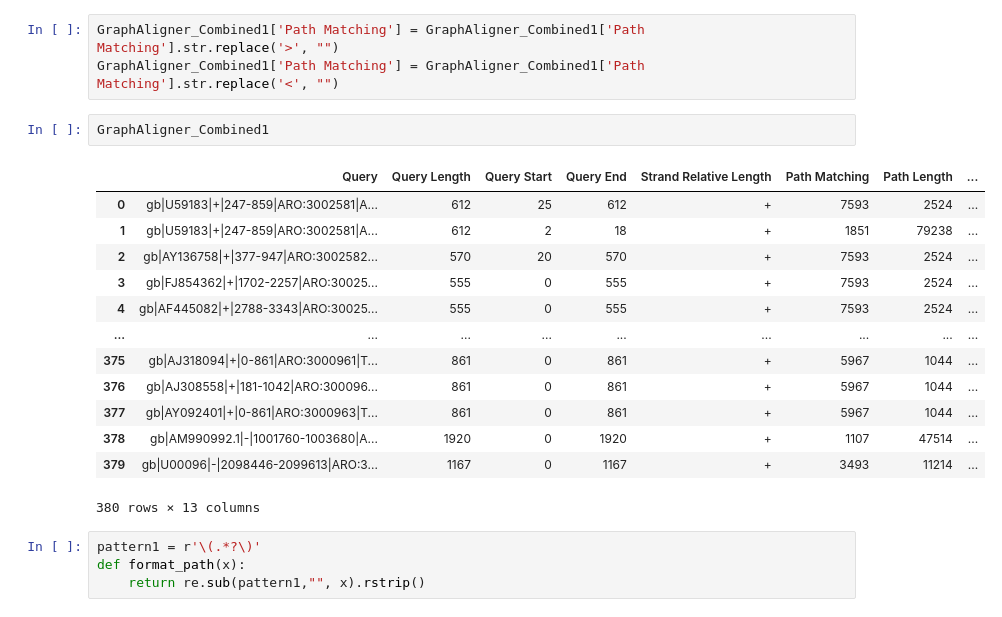
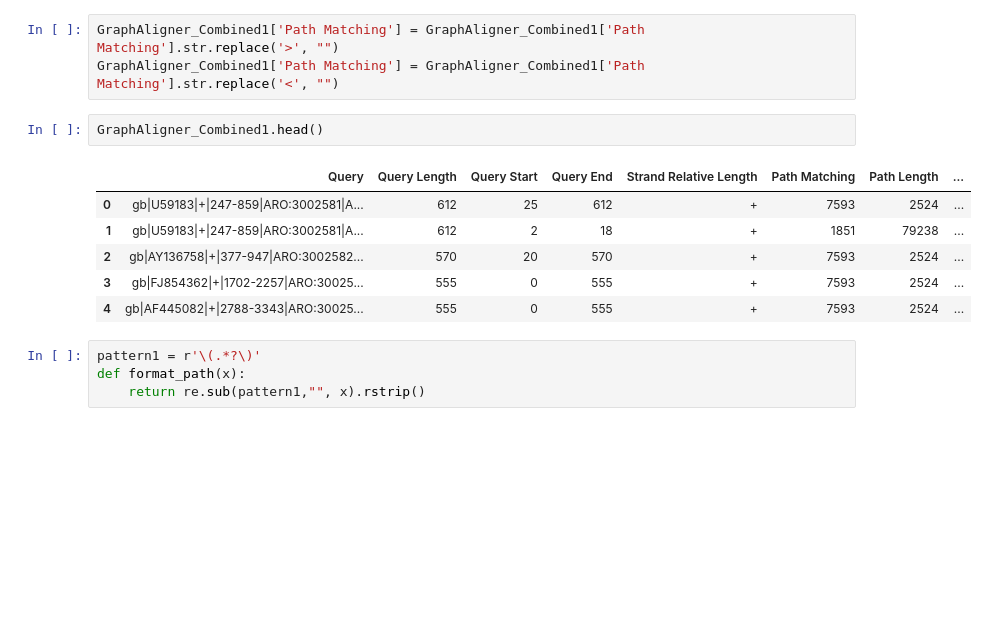
Before and after one commit to Yusreen/Thesis, a Jupyter notebook: Results and findings/GraphAlignerBandageScript.ipynb, the cells around one changed output. Cells and saved outputs as stored; diff of their text form; blank space fills up the shorter version.

```diff
--- a/Results and findings/GraphAlignerBandageScript.ipynb
+++ b/Results and findings/GraphAlignerBandageScript.ipynb
@@ -72,21 +51,14 @@ GraphAligner_Combined1
 GraphAligner_Combined1['Path Matching'] = GraphAligner_Combined1['Path Matching'].str.replace('>', "")
 GraphAligner_Combined1['Path Matching'] = GraphAligner_Combined1['Path Matching'].str.replace('<', "")
 # %%
-GraphAligner_Combined1
+GraphAligner_Combined1.head()
 # %% [output]
 |  | Query | Query Length | Query Start | Query End | Strand Relative Length | Path Matching | Path Length | ... |
 | 0 | gb|U59183|+|247-859|ARO:3002581|A... | 612 | 25 | 612 | + | 7593 | 2524 | ... |
 | 1 | gb|U59183|+|247-859|ARO:3002581|A... | 612 | 2 | 18 | + | 1851 | 79238 | ... |
 | 2 | gb|AY136758|+|377-947|ARO:3002582... | 570 | 20 | 570 | + | 7593 | 2524 | ... |
 | 3 | gb|FJ854362|+|1702-2257|ARO:30025... | 555 | 0 | 555 | + | 7593 | 2524 | ... |
 | 4 | gb|AF445082|+|2788-3343|ARO:30025... | 555 | 0 | 555 | + | 7593 | 2524 | ... |
-| ... | ... | ... | ... | ... | ... | ... | ... | ... |
-| 375 | gb|AJ318094|+|0-861|ARO:3000961|T... | 861 | 0 | 861 | + | 5967 | 1044 | ... |
-| 376 | gb|AJ308558|+|181-1042|ARO:300096... | 861 | 0 | 861 | + | 5967 | 1044 | ... |
-| 377 | gb|AY092401|+|0-861|ARO:3000963|T... | 861 | 0 | 861 | + | 5967 | 1044 | ... |
-| 378 | gb|AM990992.1|-|1001760-1003680|A... | 1920 | 0 | 1920 | + | 1107 | 47514 | ... |
-| 379 | gb|U00096|-|2098446-2099613|ARO:3... | 1167 | 0 | 1167 | + | 3493 | 11214 | ... |
-380 rows × 13 columns
 # %%
 pattern1 = r'\(.*?\)'
 def format_path(x):
```
Also changed, not shown: parts of 16 cells of this notebook, 6 other files.
